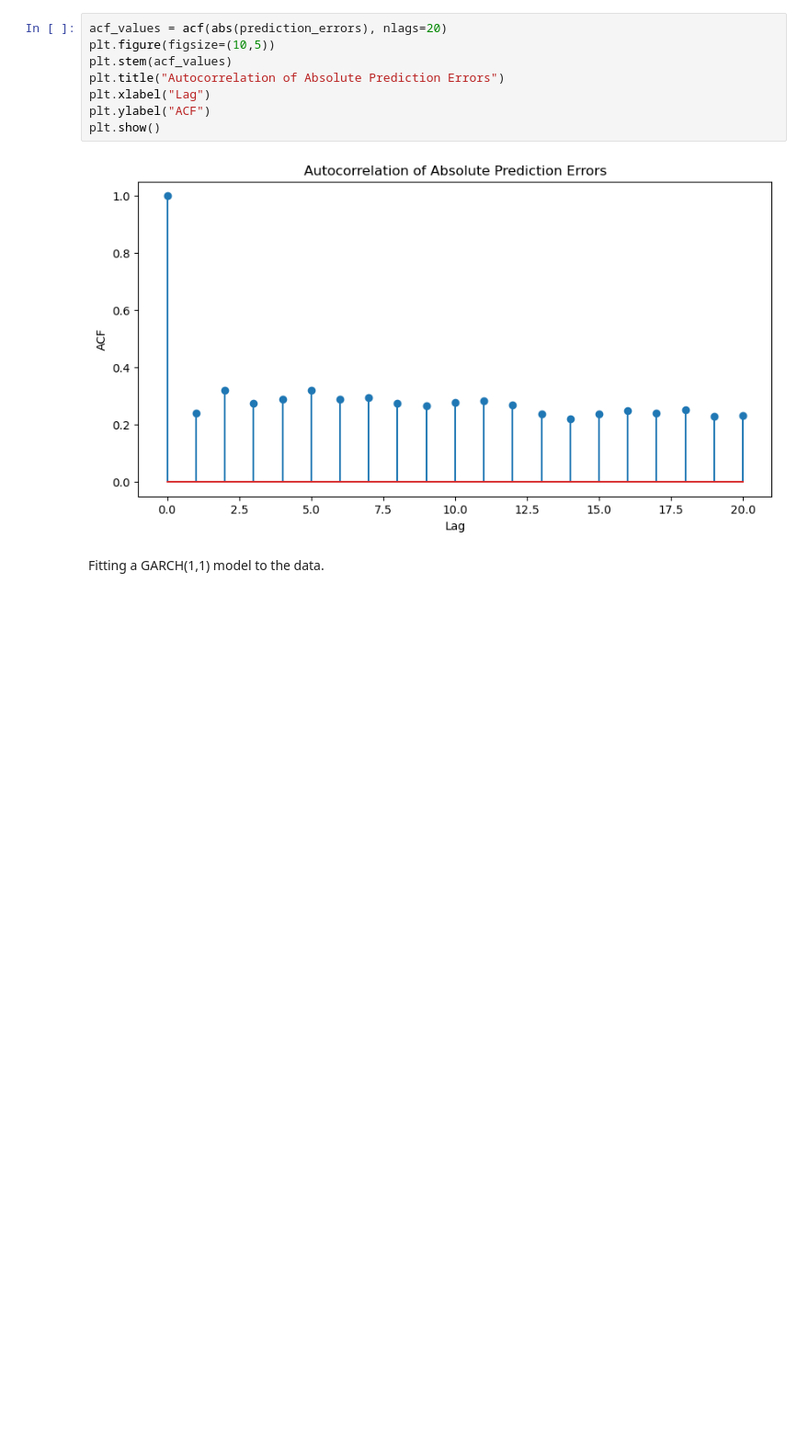
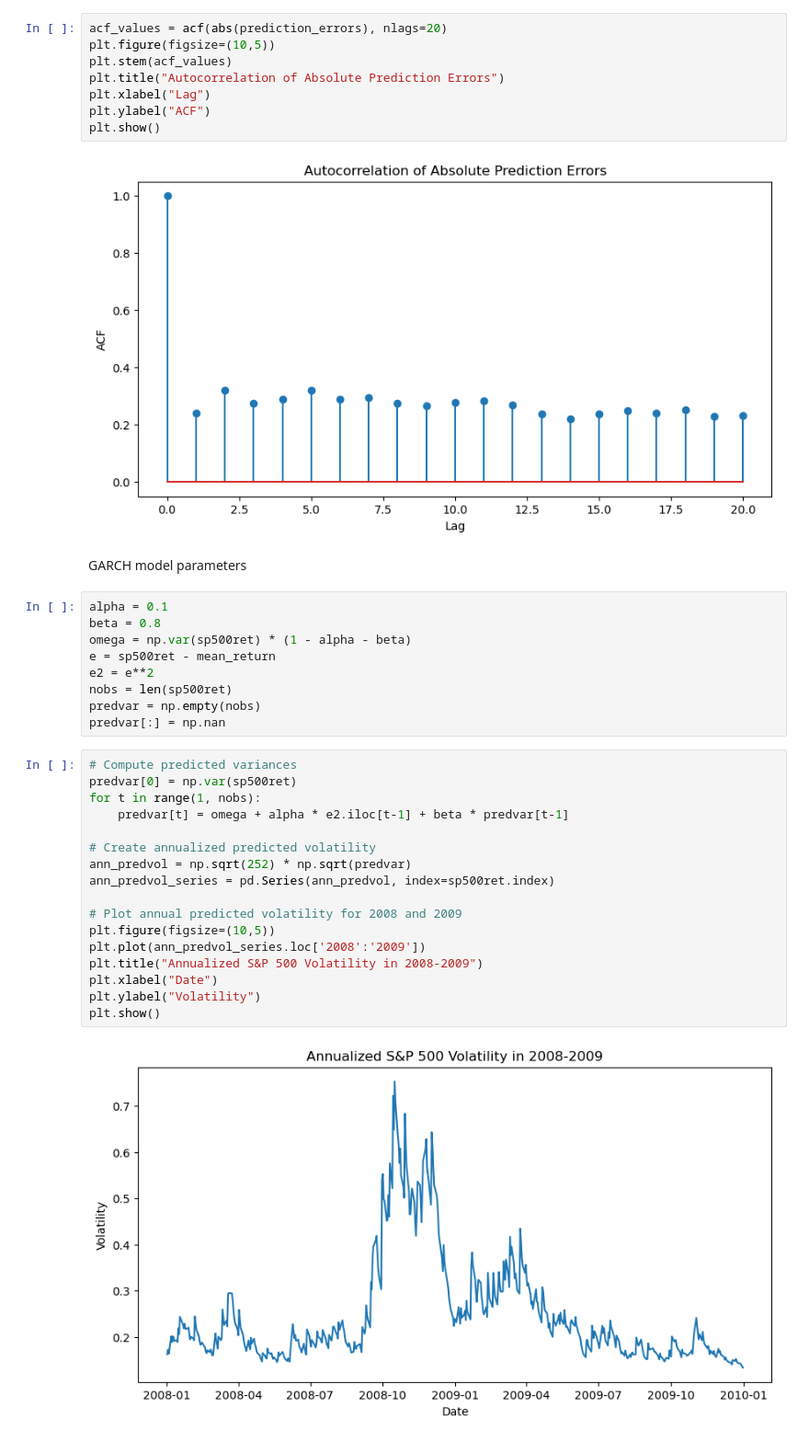
Before and after one commit to Doosheck/metals, a Jupyter notebook: GARCH_S&P500.ipynb, the cells around one changed output. Shown at 92% size. Drawn from its saved outputs; the diff is of its cells as text; blank space fills up the shorter version.

Commit message:
Added more GARCH model types

```diff
--- a/GARCH_S&P500.ipynb
+++ b/GARCH_S&P500.ipynb
@@ -82,5 +82,33 @@ plt.ylabel("ACF")
 plt.show()
 # %% [output]
 [figure]
-# %% [markdown]
-Fitting a GARCH(1,1) model to the data.
+# %% [markdown]
+GARCH model parameters
+# %%
+alpha = 0.1
+beta = 0.8
+omega = np.var(sp500ret) * (1 - alpha - beta)
+e = sp500ret - mean_return
+e2 = e**2
+nobs = len(sp500ret)
+predvar = np.empty(nobs)
+predvar[:] = np.nan
+# %%
+# Compute predicted variances
+predvar[0] = np.var(sp500ret)
+for t in range(1, nobs):
+    predvar[t] = omega + alpha * e2.iloc[t-1] + beta * predvar[t-1]
+
+# Create annualized predicted volatility
+ann_predvol = np.sqrt(252) * np.sqrt(predvar)
+ann_predvol_series = pd.Series(ann_predvol, index=sp500ret.index)
+
+# Plot annual predicted volatility for 2008 and 2009
+plt.figure(figsize=(10,5))
+plt.plot(ann_predvol_series.loc['2008':'2009'])
+plt.title("Annualized S&P 500 Volatility in 2008-2009")
+plt.xlabel("Date")
+plt.ylabel("Volatility")
+plt.show()
+# %% [output]
+[figure, added]
```
Also changed, not shown: parts of 17 cells of this notebook.
